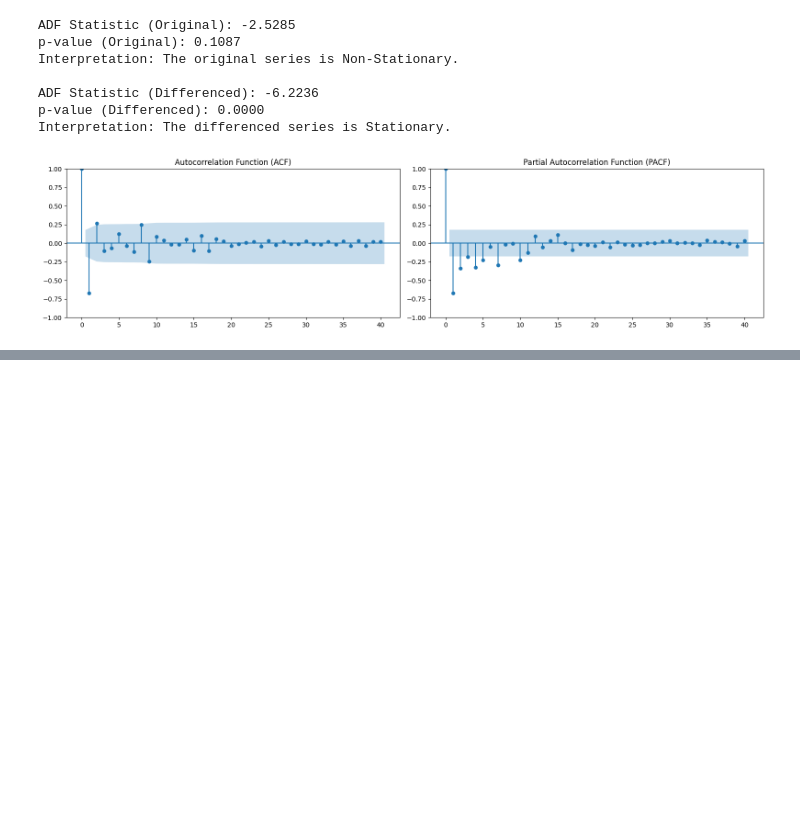
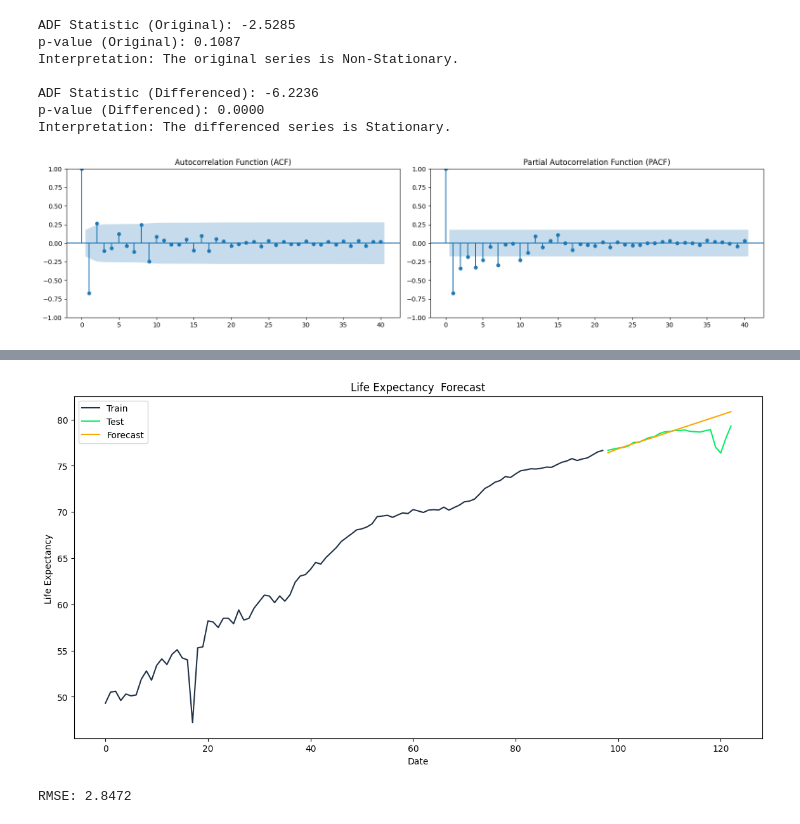
Before and after one commit to arooshasolomon/ForcastingLifeExpectancy, a Jupyter notebook: scripts/arima_tuning.ipynb, the cells around one changed output, grey strips where cells are left out. Drawn from its saved outputs; the diff is of its cells as text; code cells hidden in the pictures; blank space fills up the shorter version.

```diff
--- a/scripts/arima_tuning.ipynb
+++ b/scripts/arima_tuning.ipynb
@@ -106,0 +185,25 @@ model_fit = model.fit()
+# %%
+best_model = ARIMA(train_data, order=(3,2,3))
+best_model_fit = best_model.fit()
+forecast = best_model_fit.forecast(steps=len(test))
+
+
+plt.figure(figsize=(14,7))
+plt.plot(train.index, train["Life Expectancy"], label='Train', color='#203147')
+plt.plot(test.index, test["Life Expectancy"], label='Test', color='#01ef63')
+plt.plot(test.index, forecast, label='Forecast', color='orange')
+plt.title('Life Expectancy  Forecast')
+plt.xlabel('Date')
+plt.ylabel('Life Expectancy ')
+plt.legend()
+plt.show()
+# %% [output]
+[figure, added]
+# %%
+forecast = forecast[:len(test)]
+test_life = test["Life Expectancy"][:len(forecast)]
+
+rmse = np.sqrt(mean_squared_error(test_life, forecast))
+print(f"RMSE: {rmse:.4f}")
+# %% [output]
+RMSE: 2.8472
```
Also changed, not shown: parts of 3 cells of this notebook.
